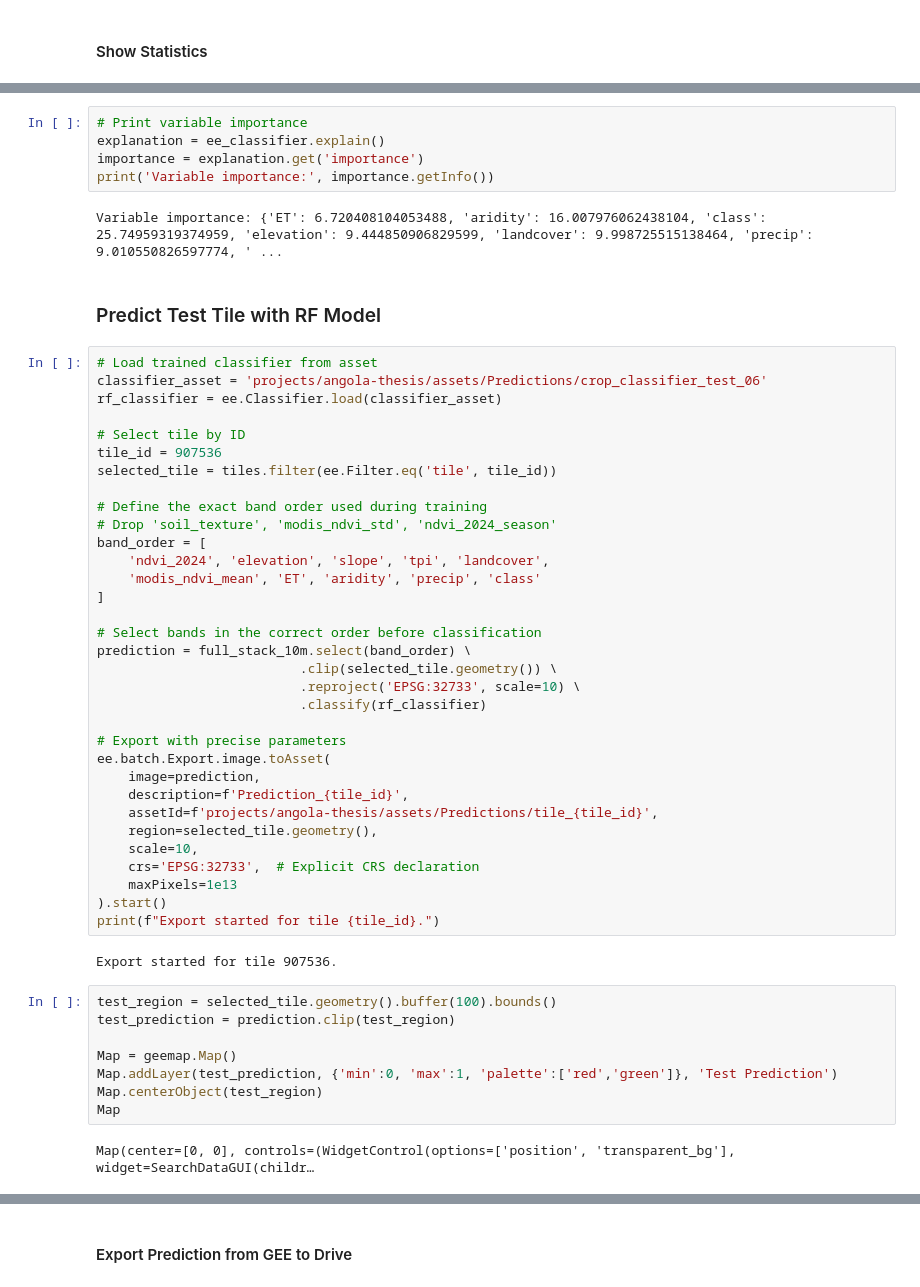
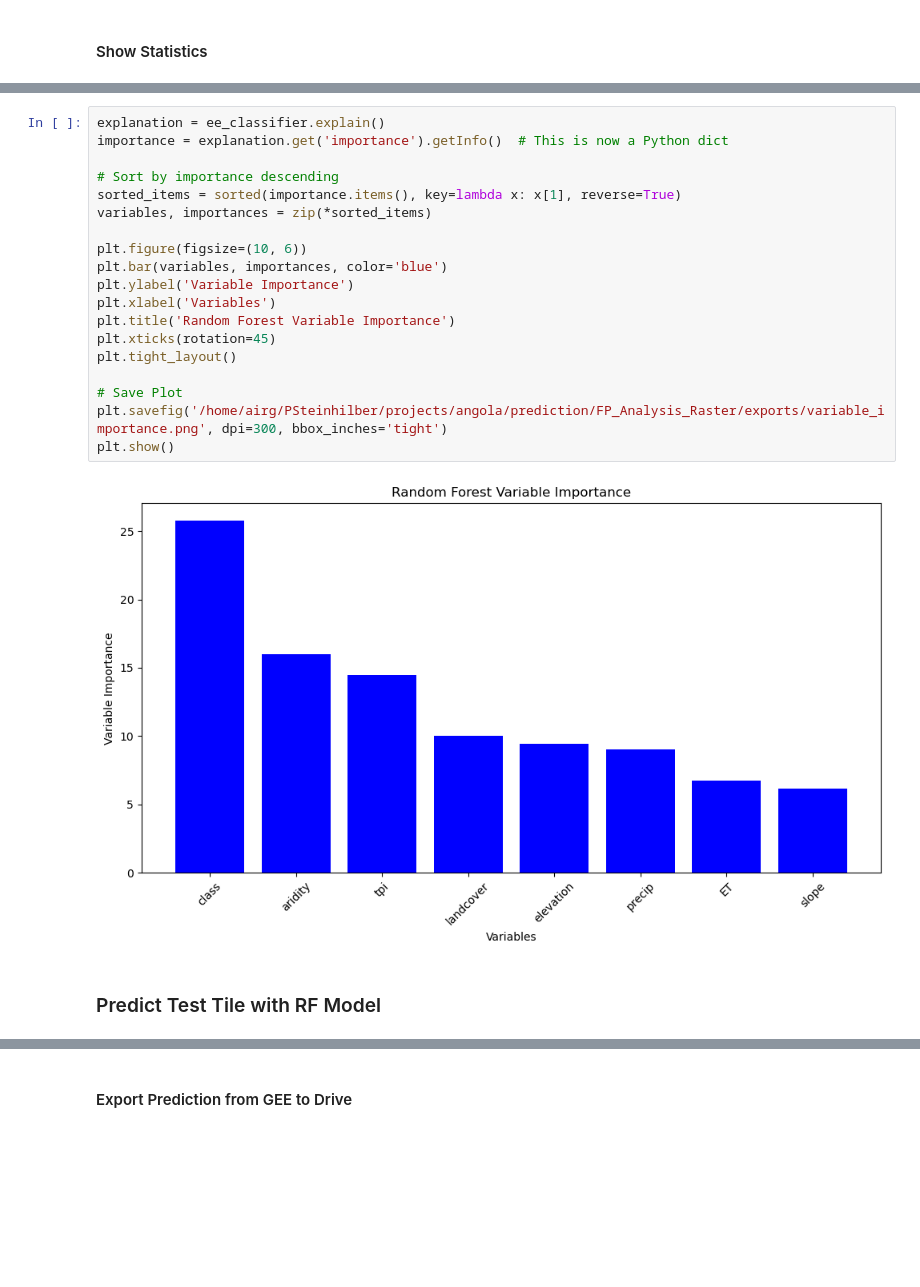
Before and after one commit to ppstxd/False_Positive_Analysis, a Jupyter notebook: FP_analysis_raster.ipynb, the cells around one changed output, grey strips where cells are left out. Drawn from its saved outputs; the diff is of its cells as text; blank space fills up the shorter version.

```diff
--- a/FP_analysis_raster.ipynb
+++ b/FP_analysis_raster.ipynb
@@ -779,54 +860,23 @@ Users accuracy: [[0.8625592417061612, 0.8461538461538461]]
 # %%
-# Print variable importance
 explanation = ee_classifier.explain()
-importance = explanation.get('importance')
-print('Variable importance:', importance.getInfo())
+importance = explanation.get('importance').getInfo()  # This is now a Python dict
+
+# Sort by importance descending
+sorted_items = sorted(importance.items(), key=lambda x: x[1], reverse=True)
+variables, importances = zip(*sorted_items)
+
+plt.figure(figsize=(10, 6))
+plt.bar(variables, importances, color='blue')
+plt.ylabel('Variable Importance')
+plt.xlabel('Variables')
+plt.title('Random Forest Variable Importance')
+plt.xticks(rotation=45)
+plt.tight_layout()
+
+# Save Plot
+plt.savefig('/home/airg/PSteinhilber/projects/angola/prediction/FP_Analysis_Raster/exports/variable_importance.png', dpi=300, bbox_inches='tight')
+plt.show()
 # %% [output]
-Variable importance: {'ET': 6.720408104053488, 'aridity': 16.007976062438104, 'class': 25.74959319374959, 'elevation': 9.444850906829599, 'landcover': 9.998725515138464, 'precip': 9.010550826597774, ' ...
+[figure, added]
 # %% [markdown]
 ### Predict Test Tile with RF Model
-# %%
-# Load trained classifier from asset
-classifier_asset = 'projects/angola-thesis/assets/Predictions/crop_classifier_test_06'
-rf_classifier = ee.Classifier.load(classifier_asset)
-
-# Select tile by ID
-tile_id = 907536
-selected_tile = tiles.filter(ee.Filter.eq('tile', tile_id))
-
-# Define the exact band order used during training
-# Drop 'soil_texture', 'modis_ndvi_std', 'ndvi_2024_season'
-band_order = [
-    'ndvi_2024', 'elevation', 'slope', 'tpi', 'landcover',
-    'modis_ndvi_mean', 'ET', 'aridity', 'precip', 'class'
-]
-
-# Select bands in the correct order before classification
-prediction = full_stack_10m.select(band_order) \
-                          .clip(selected_tile.geometry()) \
-                          .reproject('EPSG:32733', scale=10) \
-                          .classify(rf_classifier)
-
-# Export with precise parameters
-ee.batch.Export.image.toAsset(
-    image=prediction,
-    description=f'Prediction_{tile_id}',
-    assetId=f'projects/angola-thesis/assets/Predictions/tile_{tile_id}',
-    region=selected_tile.geometry(),
-    scale=10,
-    crs='EPSG:32733',  # Explicit CRS declaration
-    maxPixels=1e13
-).start()
-print(f"Export started for tile {tile_id}.")
-# %% [output]
-Export started for tile 907536.
-# %%
-test_region = selected_tile.geometry().buffer(100).bounds()
-test_prediction = prediction.clip(test_region)
-
-Map = geemap.Map()
-Map.addLayer(test_prediction, {'min':0, 'max':1, 'palette':['red','green']}, 'Test Prediction')
-Map.centerObject(test_region)
-Map
-# %% [output]
-Map(center=[0, 0], controls=(WidgetControl(options=['position', 'transparent_bg'], widget=SearchDataGUI(childr…
```
Also changed, not shown: parts of 15 cells of this notebook.
